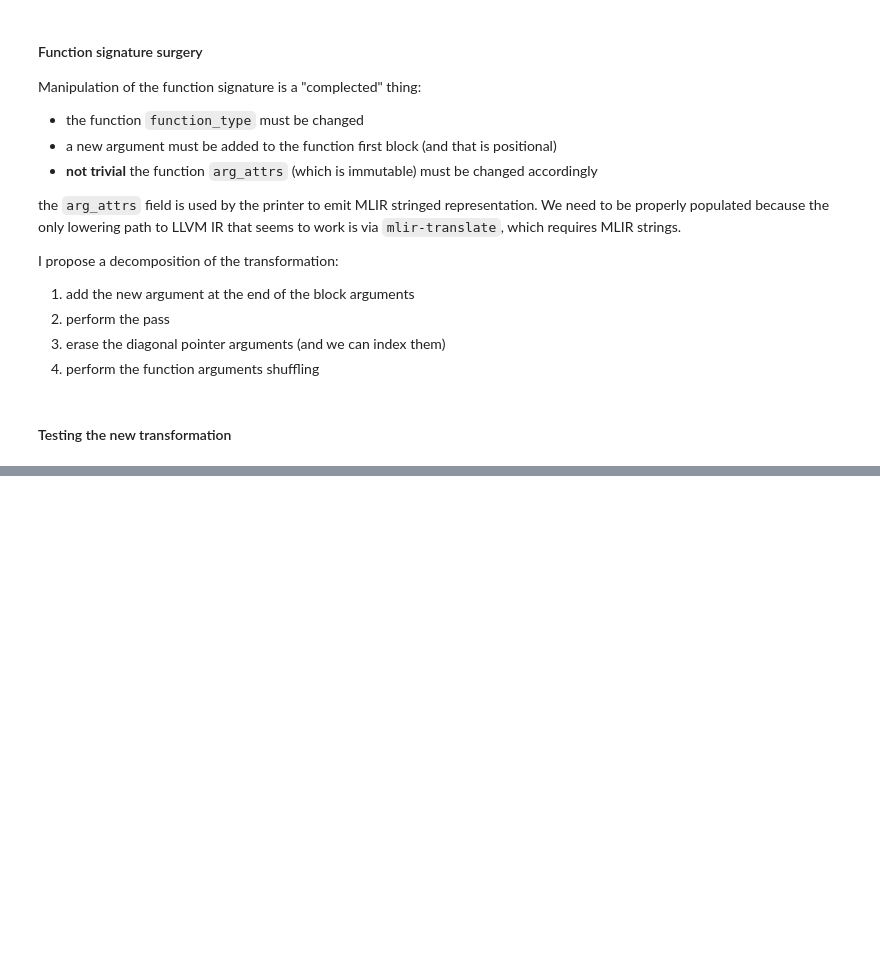
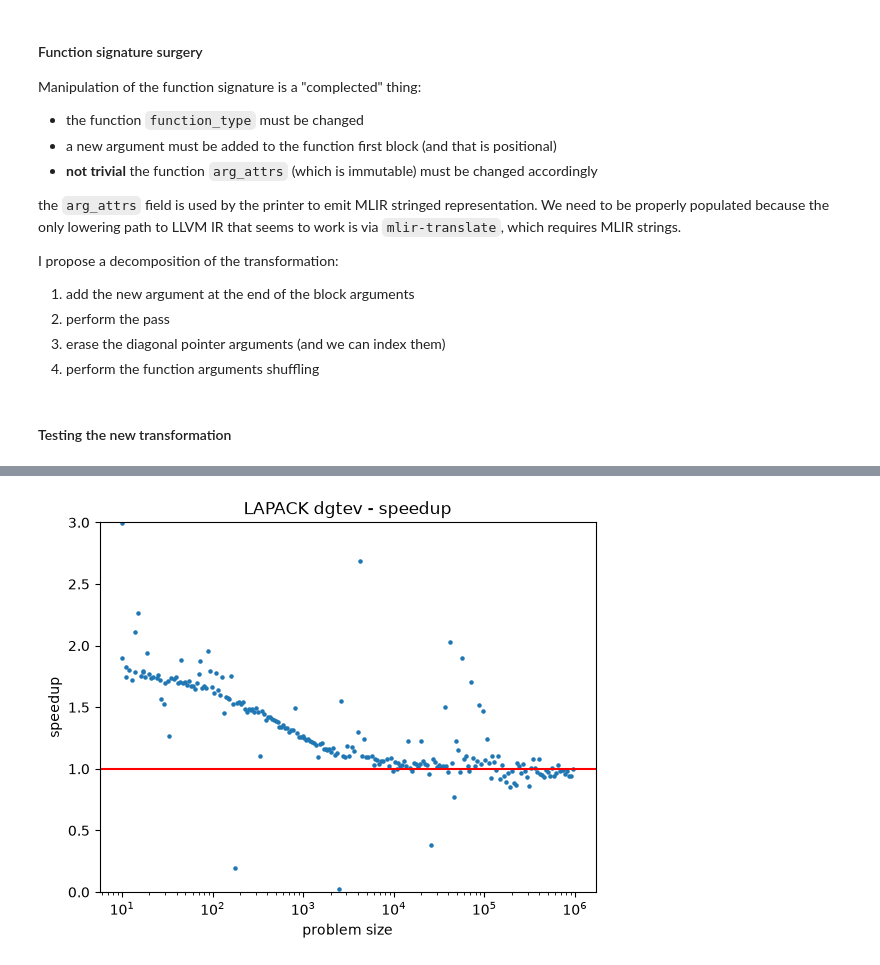
Before and after one commit to FattiMei/peppo, a Jupyter notebook: examples/lapack/lapack.ipynb, the cells around one changed output, grey strips where cells are left out. Saved outputs shown, nothing was run; the diff lists cells and outputs as text; code cells hidden in the pictures; blank space fills up the shorter version.

```diff
--- a/examples/lapack/lapack.ipynb
+++ b/examples/lapack/lapack.ipynb
@@ -719,0 +712,4 @@ func_ptr
+# %%
+# very important! The cells that add a module to the engine can't be run twice!!
+# hic sunc segfaults
+dgtsv_aos_func, new_module = full_data_layout_pipeline(data_layout_info)
@@ -719,0 +829,15 @@ func_ptr
+# %%
+speedup = runtimes_soa / runtimes_aos
+plt.title("LAPACK dgtev - speedup")
+plt.scatter(N, speedup, s=5)
+plt.axhline(y=1, c='red', linestyle='-')
+
+plt.xscale('log')
+plt.ylim(bottom=0, top=3)
+
+plt.xlabel('problem size')
+plt.ylabel('speedup')
+
+plt.show()
+# %% [output]
+[figure, added]
```
Also changed, not shown: parts of 24 cells of this notebook, 1 other file.
